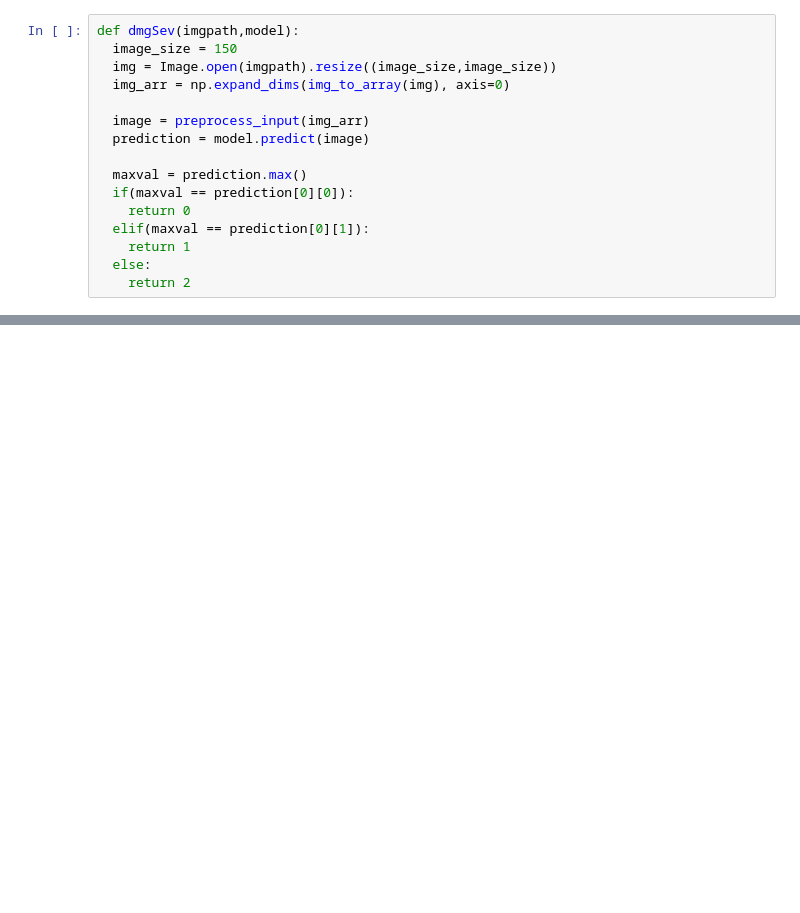
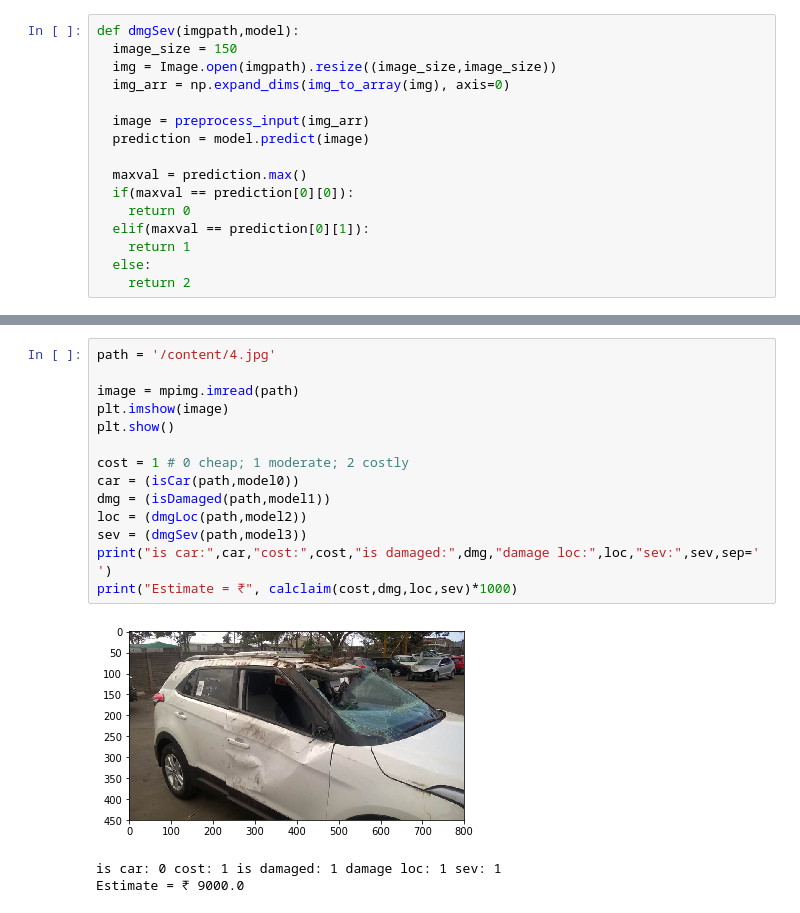
Before and after one commit to psifrous/Zapsure, a Jupyter notebook: ZapSureCore.ipynb, the cells around one changed output, grey strips where cells are left out. Saved outputs shown, nothing was run; the diff lists cells and outputs as text; blank space fills up the shorter version.

```diff
--- a/ZapSureCore.ipynb
+++ b/ZapSureCore.ipynb
@@ -258,0 +305,18 @@ Estimate = ₹ 250.0
+# %%
+path = '/content/4.jpg'
+
+image = mpimg.imread(path)
+plt.imshow(image)
+plt.show()
+
+cost = 1 # 0 cheap; 1 moderate; 2 costly
+car = (isCar(path,model0))
+dmg = (isDamaged(path,model1))
+loc = (dmgLoc(path,model2))
+sev = (dmgSev(path,model3))
+print("is car:",car,"cost:",cost,"is damaged:",dmg,"damage loc:",loc,"sev:",sev,sep=' ')
+print("Estimate = ₹", calclaim(cost,dmg,loc,sev)*1000)
+# %% [output]
+[figure, added]
+is car: 0 cost: 1 is damaged: 1 damage loc: 1 sev: 1
+Estimate = ₹ 9000.0
```
Also changed, not shown: parts of 13 cells of this notebook.
